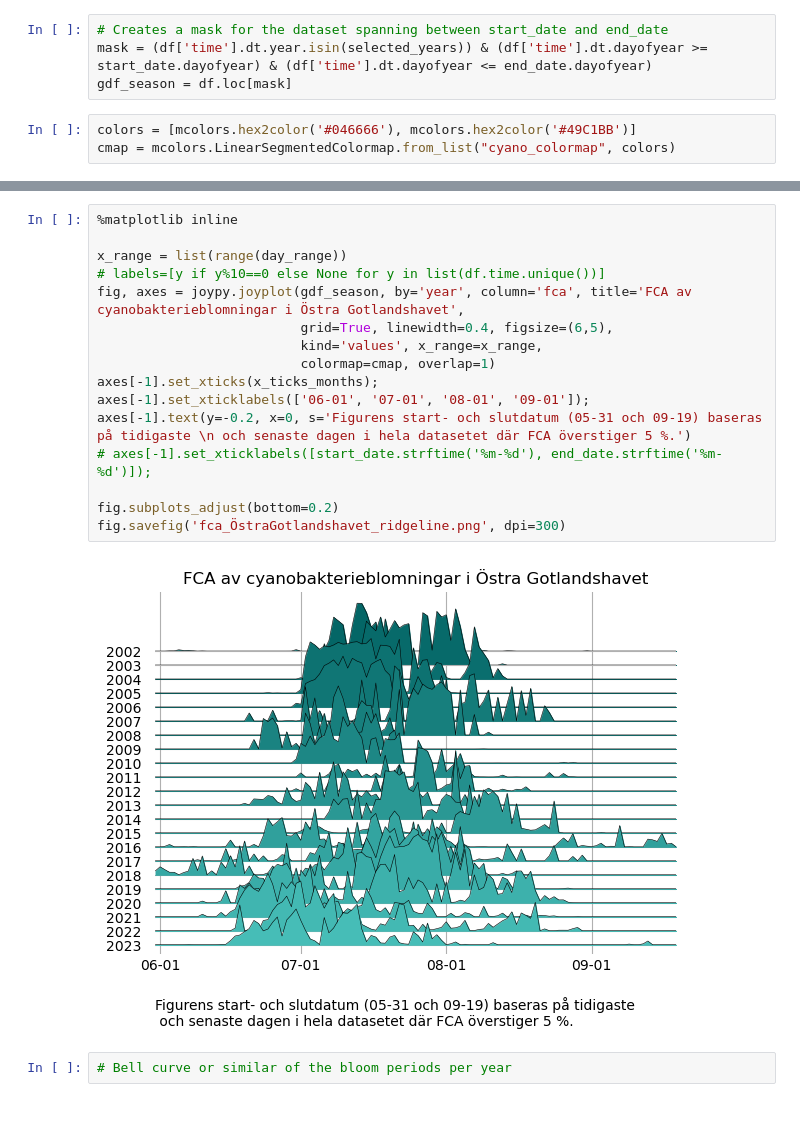
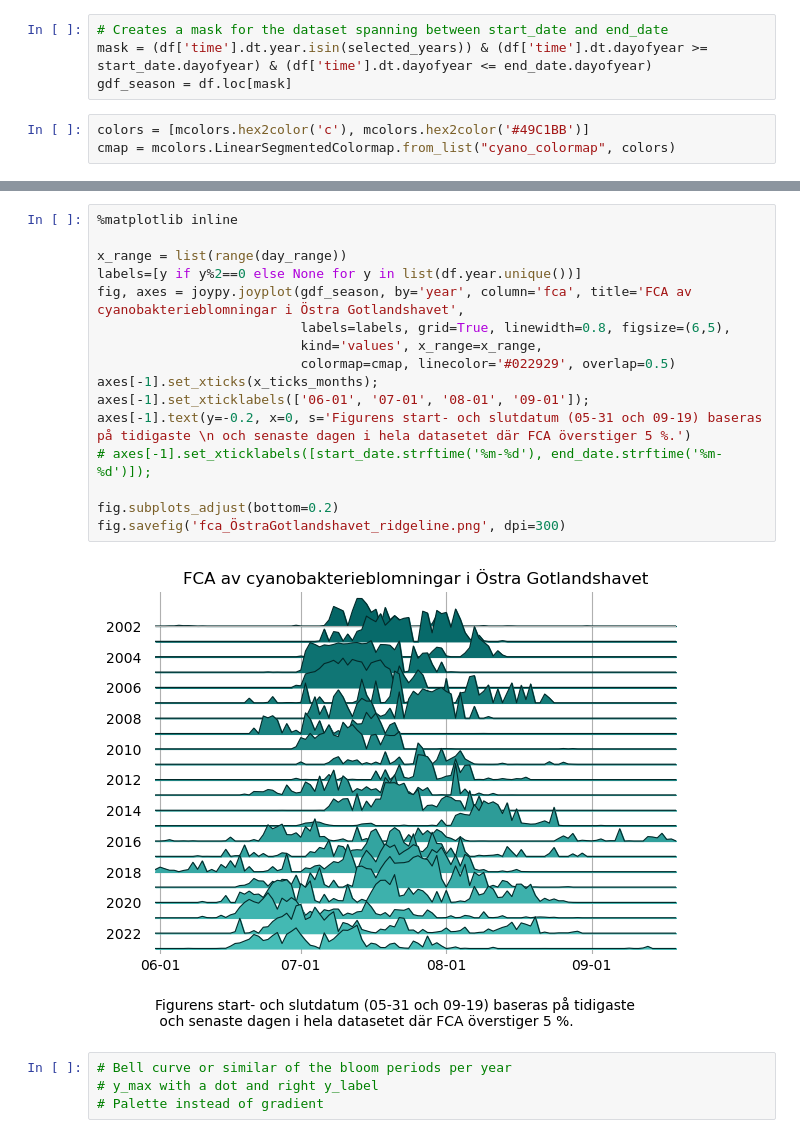
Before and after one commit to ChristofferOlssonSMHI/Satvis, a Jupyter notebook: src/satvistest/JoyplotTest.ipynb, the cells around one changed output, grey strips where cells are left out. Cells and saved outputs as stored; diff of their text form.

```diff
--- a/src/satvistest/JoyplotTest.ipynb
+++ b/src/satvistest/JoyplotTest.ipynb
@@ -45,6 +45,6 @@ selected_years = range(2002, 2024)
 mask = (df['time'].dt.year.isin(selected_years)) & (df['time'].dt.dayofyear >= start_date.dayofyear) & (df['time'].dt.dayofyear <= end_date.dayofyear)
 gdf_season = df.loc[mask]
 # %%
-colors = [mcolors.hex2color('#046666'), mcolors.hex2color('#49C1BB')]
+colors = [mcolors.hex2color('c'), mcolors.hex2color('#49C1BB')]
 cmap = mcolors.LinearSegmentedColormap.from_list("cyano_colormap", colors)
 # %%
@@ -55,20 +56,22 @@ x_ticks_months
 # %%
 %matplotlib inline
 
 x_range = list(range(day_range))
-# labels=[y if y%10==0 else None for y in list(df.time.unique())]
+labels=[y if y%2==0 else None for y in list(df.year.unique())]
 fig, axes = joypy.joyplot(gdf_season, by='year', column='fca', title='FCA av cyanobakterieblomningar i Östra Gotlandshavet',
-                          grid=True, linewidth=0.4, figsize=(6,5),
+                          labels=labels, grid=True, linewidth=0.8, figsize=(6,5),
                           kind='values', x_range=x_range,
-                          colormap=cmap, overlap=1)
+                          colormap=cmap, linecolor='#022929', overlap=0.5)
 axes[-1].set_xticks(x_ticks_months);
 axes[-1].set_xticklabels(['06-01', '07-01', '08-01', '09-01']);
 axes[-1].text(y=-0.2, x=0, s='Figurens start- och slutdatum (05-31 och 09-19) baseras på tidigaste \n och senaste dagen i hela datasetet där FCA överstiger 5 %.')
 # axes[-1].set_xticklabels([start_date.strftime('%m-%d'), end_date.strftime('%m-%d')]);
 
 fig.subplots_adjust(bottom=0.2)
 fig.savefig('fca_ÖstraGotlandshavet_ridgeline.png', dpi=300)
 # %% [output]
-[figure, old version]
+[figure, new version]
 # %%
 # Bell curve or similar of the bloom periods per year
+# y_max with a dot and right y_label
+# Palette instead of gradient
```
Also changed, not shown: parts of 1 cell of this notebook, 4 other files.
